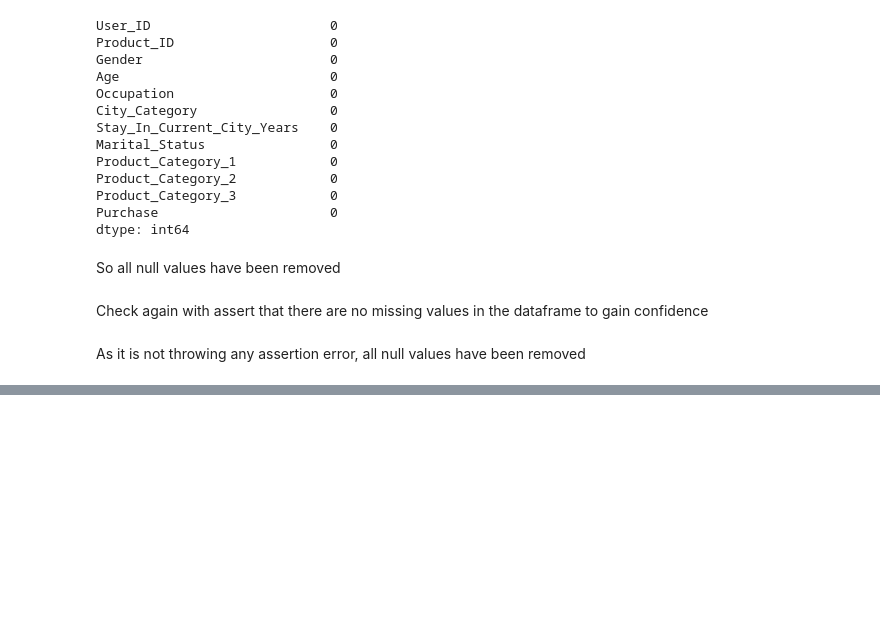
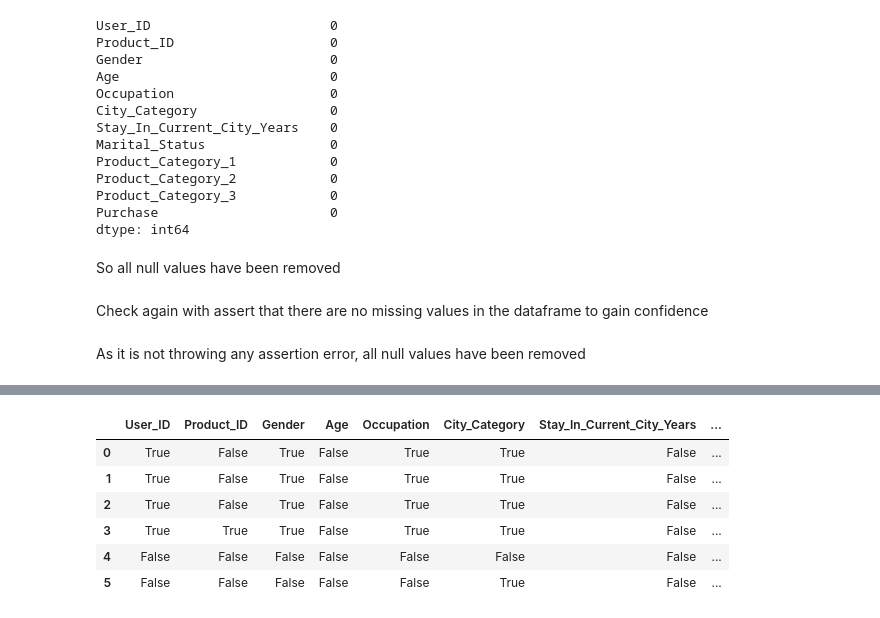
Before and after one commit to hrishikeshchavan99/Black-Friday-Dataset, a Jupyter notebook: EDA.ipynb, the cells around one changed output, grey strips where cells are left out. Cells and saved outputs as stored; diff of their text form; code cells hidden in the pictures; blank space fills up the shorter version.

```diff
--- a/EDA.ipynb
+++ b/EDA.ipynb
@@ -148,0 +336,14 @@ As it is not throwing any assertion error, all null values have been removed
+# %%
+values=[1000001,'P00085442','F',0-17,10,'A',2,0,3,6,14,1422]
+
+df_indexed=df.isin(values)
+
+df_indexed.head(6)
+# %% [output]
+|  | User_ID | Product_ID | Gender | Age | Occupation | City_Category | Stay_In_Current_City_Years | ... |
+| 0 | True | False | True | False | True | True | False | ... |
+| 1 | True | False | True | False | True | True | False | ... |
+| 2 | True | False | True | False | True | True | False | ... |
+| 3 | True | True | True | False | True | True | False | ... |
+| 4 | False | False | False | False | False | False | False | ... |
+| 5 | False | False | False | False | False | True | False | ... |
```
Also changed, not shown: parts of 22 cells of this notebook.
